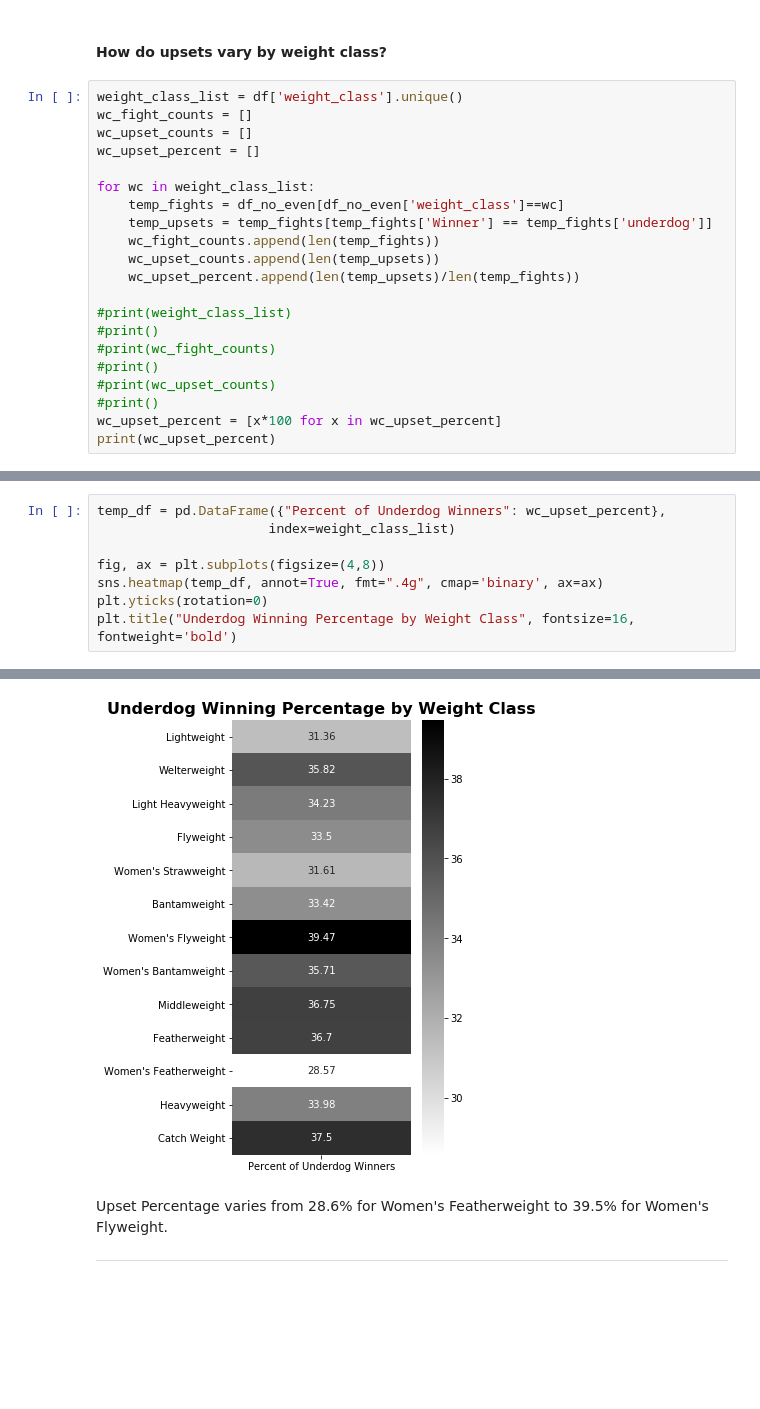
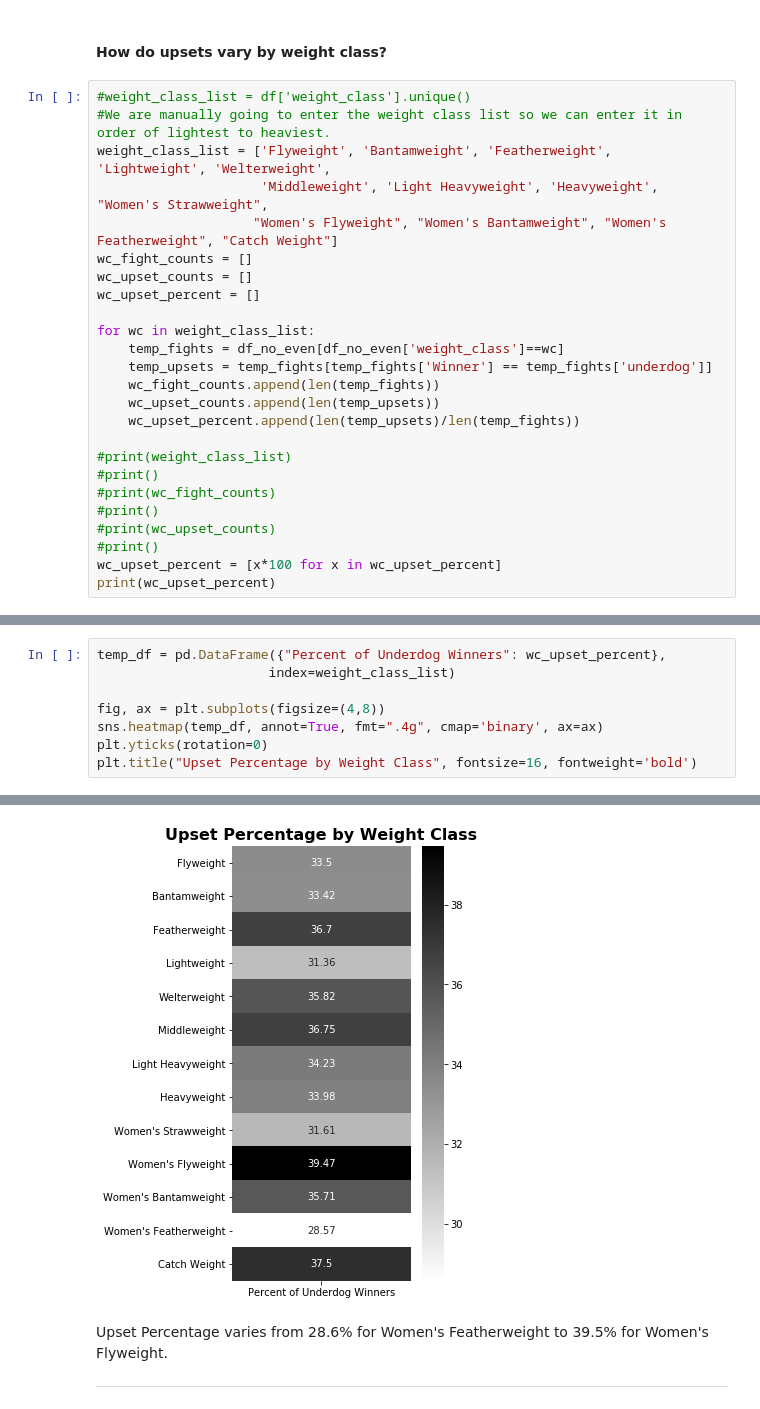
Before and after one commit to shortlikeafox/tiger-millionaire, a Jupyter notebook: kaggle_dataset/initial-data-exploration.ipynb, the cells around one changed output, grey strips where cells are left out. Saved outputs shown, nothing was run; the diff lists cells and outputs as text; blank space fills up the shorter version.

```diff
--- a/kaggle_dataset/initial-data-exploration.ipynb
+++ b/kaggle_dataset/initial-data-exploration.ipynb
@@ -346,7 +346,11 @@ Underdogs win between 30.9% and 39.8%.  The best year for underdogs is 2020 so f
 # %% [markdown]
 #### How do upsets vary by weight class?
 # %%
-weight_class_list = df['weight_class'].unique()
+#weight_class_list = df['weight_class'].unique()
+#We are manually going to enter the weight class list so we can enter it in order of lightest to heaviest.
+weight_class_list = ['Flyweight', 'Bantamweight', 'Featherweight', 'Lightweight', 'Welterweight',
+                     'Middleweight', 'Light Heavyweight', 'Heavyweight', "Women's Strawweight",
+                    "Women's Flyweight", "Women's Bantamweight", "Women's Featherweight", "Catch Weight"]
 wc_fight_counts = []
 wc_upset_counts = []
 wc_upset_percent = []
@@ -386,5 +390,5 @@ temp_df = pd.DataFrame({"Percent of Underdog Winners": wc_upset_percent},
 fig, ax = plt.subplots(figsize=(4,8))
 sns.heatmap(temp_df, annot=True, fmt=".4g", cmap='binary', ax=ax)
 plt.yticks(rotation=0)
-plt.title("Underdog Winning Percentage by Weight Class", fontsize=16, fontweight='bold')
+plt.title("Upset Percentage by Weight Class", fontsize=16, fontweight='bold')
 # %% [output]
@@ -392,4 +396,4 @@ Text(0.5, 1, 'Underdog Winning Percentage by Weight Class')
-[figure, old version]
+[figure, new version]
 # %% [markdown]
 Upset Percentage varies from 28.6% for Women's Featherweight to 39.5% for Women's Flyweight.
 ***
```
Also changed, not shown: parts of 9 cells of this notebook, 27 other files.
